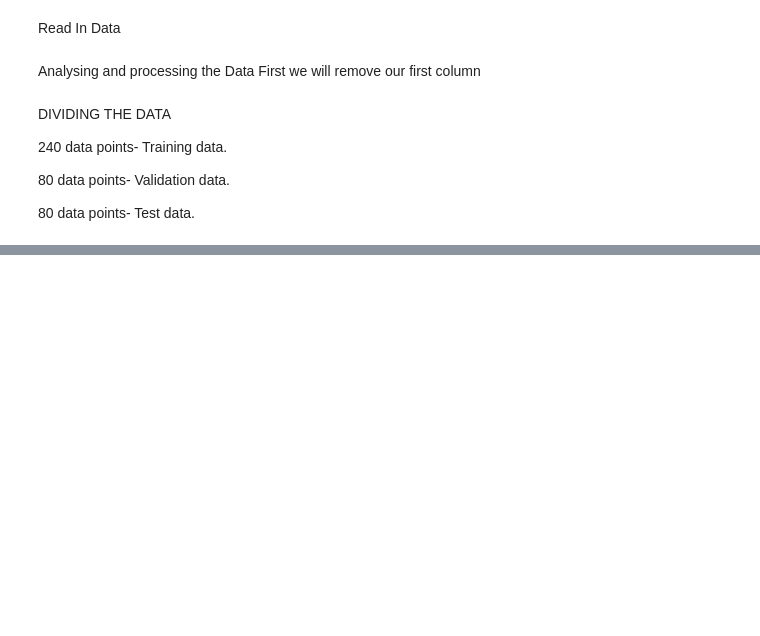
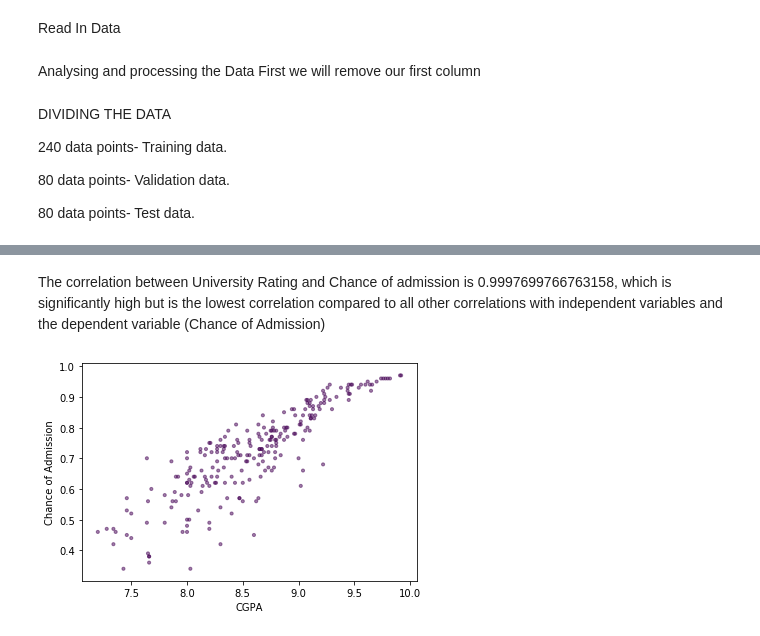
Before and after one commit to BL4CKDUDE/ML-Data-Analysis-Assignment-, a Jupyter notebook: ML Assignment/First.ipynb, the cells around one changed output, grey strips where cells are left out. Cells and saved outputs as stored; diff of their text form; code cells hidden in the pictures; blank space fills up the shorter version.

```diff
--- a/ML Assignment/First.ipynb
+++ b/ML Assignment/First.ipynb
@@ -56,0 +87,12 @@ PREDICTION ALGORITHM 1 : LINEAR REGRESSION
+# %%
+test_datax = np.array(test_datax)
+training_datax = np.array(training_datax)
+validation_datax = np.array(validation_datax)
+
+test_datax= test_datax.astype(float)
+training_datax= training_datax.astype(float)
+validation_datax= validation_datax.astype(float)
+
+test_dx = np.delete(test_datax, 7, 1)
+training_dx = np.delete(training_datax, 7, 1)
+validation_dx = np.delete(validation_datax, 7, 1)
@@ -56,0 +120,41 @@ PREDICTION ALGORITHM 1 : LINEAR REGRESSION
+# %% [markdown]
+ The correlation between University Rating and Chance of admission is 0.9997699766763158, which is significantly high but is the lowest correlation compared to all other correlations with independent variables and the dependent variable (Chance of Admission)
+# %%
+def ScatterPlot(Datax, Datay):
+    def y_pred(B,X):
+        return np.matmul(X,B)
+    def Error(y, y_pred):
+        return(y-y_pred)**2
+
+#     mean = np.mean(Datax, axis= 0)
+    dtx = pd.DataFrame(Datax)
+    dty = pd.DataFrame(Datay)
+    dtx_corr = dtx.corr()
+    const = np.ones(len(Datax))
+
+    const = pd.DataFrame(const)
+    dtx.columns = ["GRE", "TOEFL", "UR","SOP", "LOR", "CGPA", "Rsch.", "CoA"]
+#     dty.columns = ["Chance of Admit"]
+#     dtx = pd.concat([dtx, dty], axis = 1)
+
+#     print(dtx)
+#     pd.plotting.scatter_matrix(dtx, alpha=0.65)
+#     plt.savefig(r"ScatterMatrix.png")
+#     print(data_adjust)
+    x = dtx["CGPA"]
+    y = dtx["CoA"]
+    x = np.array(x)
+    y = np.array(y)
+    N=len(dtx)
+    colors = np.zeros(N)
+    area = np.pi*3
+    plt.scatter(x,y, s = area,c = colors, alpha= 0.5)
+    plt.xlabel('CGPA')
+    plt.ylabel('Chance of Admission')
+    plt.show()
+#     print(y)
+
+# training_dx, tr_corr = scatterplt(tra)
+ScatterPlot(training_datax, training_datay)
+# %% [output]
+[figure, added]
```
Also changed, not shown: parts of 10 cells of this notebook, 1 other file.
